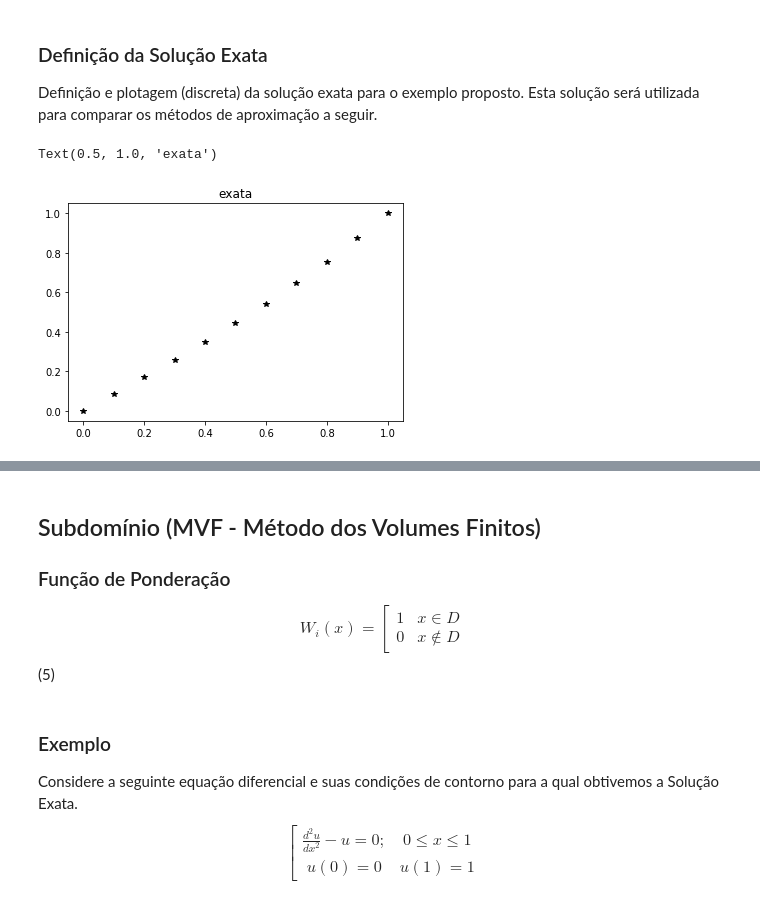
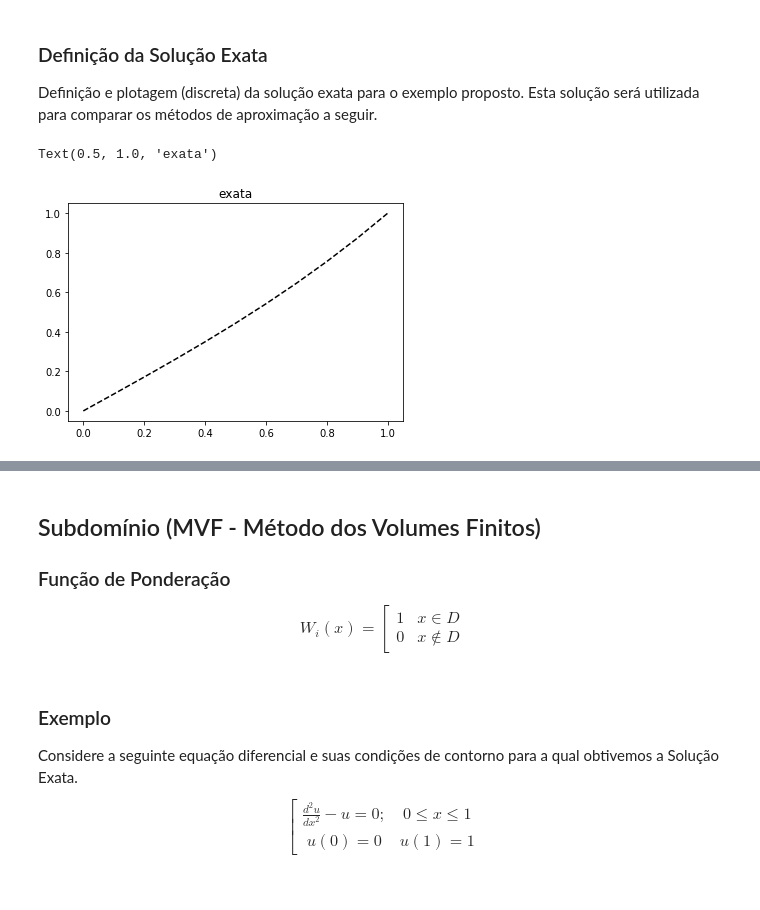
Before and after one commit to noedelima/Uff_MEFpy, a Jupyter notebook: MEFPY.ipynb, the cells around one changed output, grey strips where cells are left out. Saved outputs shown, nothing was run; the diff lists cells and outputs as text; code cells hidden in the pictures.

```diff
--- a/MEFPY.ipynb
+++ b/MEFPY.ipynb
@@ -78,11 +79,11 @@ def yexata(x):
     return (math.exp(1)**(x)-math.exp(1)**(-x))/(math.exp(1)-math.exp(-1))
 # %%
 fig=plt.figure(1)
-plt.plot(x,yexata(x),'k*')
+plt.plot(x,yexata(x),'k--')
 plt.title('exata')
 # %% [output]
 Text(0.5, 1.0, 'exata')
-[figure, old version]
+[figure, new version]
 # %% [markdown]
 ## MRP - Método dos Resíduos Ponderados
 
@@ -136,7 +140,7 @@ Sendo,
         1 & x \in D\\
         0 & x \notin D
     \end{matrix}\right.
-\end{equation}(5)
+\end{equation}
 # %% [markdown]
 ### Exemplo
 
```
Also changed, not shown: parts of 6 cells of this notebook.
